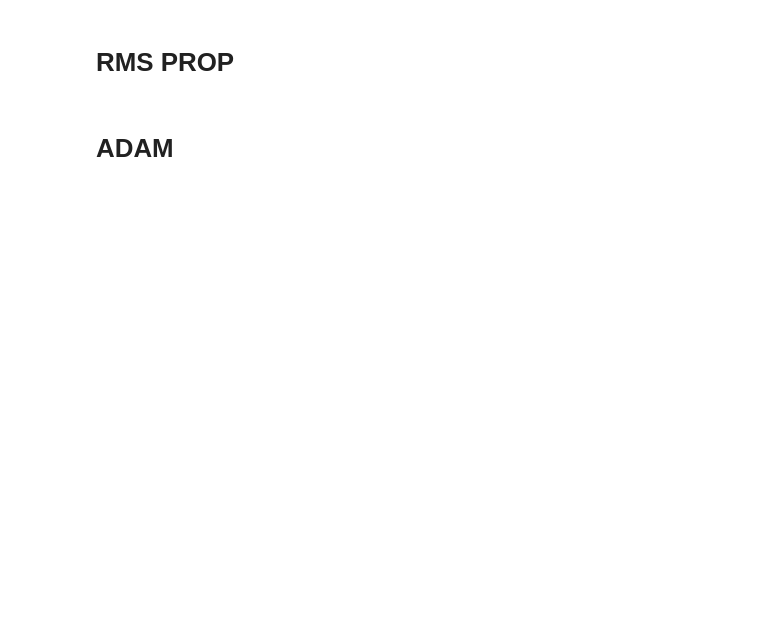
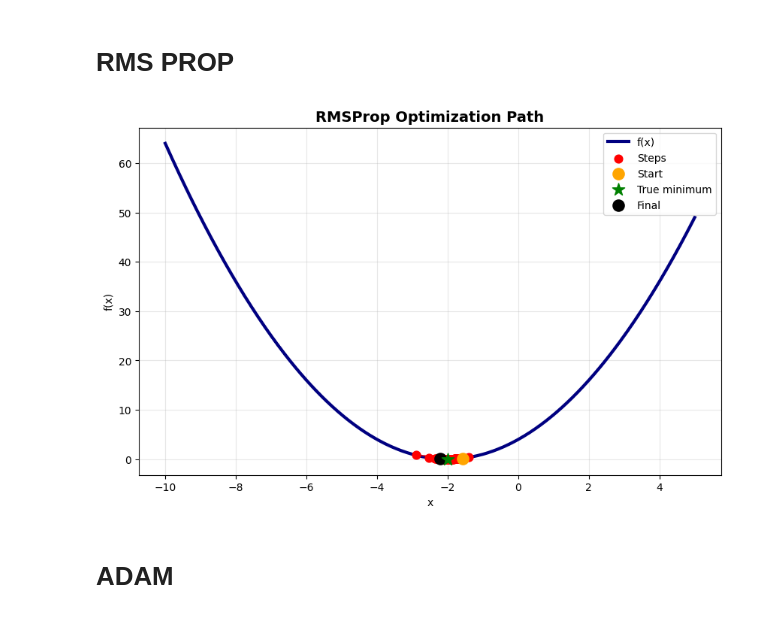
Before and after one commit to OmarEmadAldin/Numerical-Optimization-for-ML-DL-, a Jupyter notebook: Adaptive_GD_Techniques.ipynb, the cells around one changed output. Drawn from its saved outputs; the diff is of its cells as text; code cells hidden in the pictures; blank space fills up the shorter version.

```diff
--- a/Adaptive_GD_Techniques.ipynb
+++ b/Adaptive_GD_Techniques.ipynb
@@ -71,2 +151,36 @@ def visualize(history, learning_rate, optimizer_name="Optimizer"):
 # %% [markdown]
 # **RMS PROP**
+# %%
+'''
+To avoid the aggressive accumlation of the gradients which could hinderr the updating
+we have came up with a new equation for the v_t
+v_t = beta*v_t-1 + (1-beta)(gradient_of_theta)
+this parameter found a relation between the history and current gradient
+this phenomena called exponential weighted moving average (EWMA)
+'''
+
+def rms_prop(starting_point , learning_rate , iter ,beta = 0.9 , epsilon = 1e-7):
+
+    x = starting_point
+
+    v = 0   # accumulator
+    x_history = []
+    f_history = []
+
+    for i in range(iter):
+
+        grad = df(x)
+
+        # accumulate squared gradients
+        v = beta*v + (1-beta)*grad**2
+
+        # effective learning rate
+        effective_lr = learning_rate / (np.sqrt(v) + epsilon)
+
+        # update step
+        x = x - effective_lr * grad
+
+        x_history.append(x)
+        f_history.append(f(x))
+    # we could ignore returing the history but it's for elaborating pruposes
+    return x , x_history , f_history
@@ -73,2 +252,13 @@ def visualize(history, learning_rate, optimizer_name="Optimizer"):
+# %%
+minimum , x_hist , f_hist = rms_prop(
+    starting_point = 0,
+    learning_rate = 0.5,
+    iter = 100,
+    beta = 0.9
+)
+
+visualize_optimization(x_hist , "RMSProp")
+# %% [output]
+[figure, added]
 # %% [markdown]
 # **ADAM**
```
Also changed, not shown: parts of 5 cells of this notebook, 3 other files.
